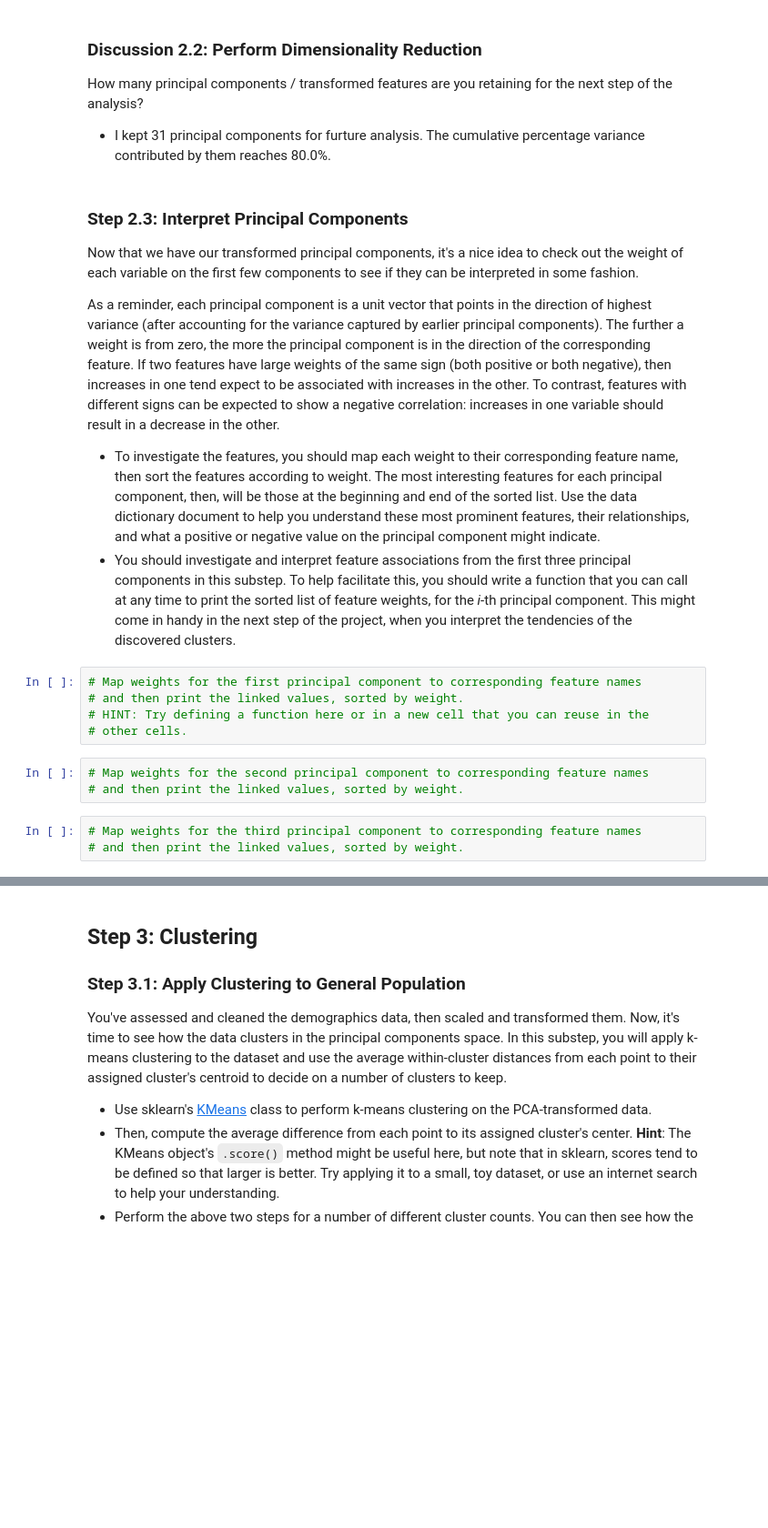
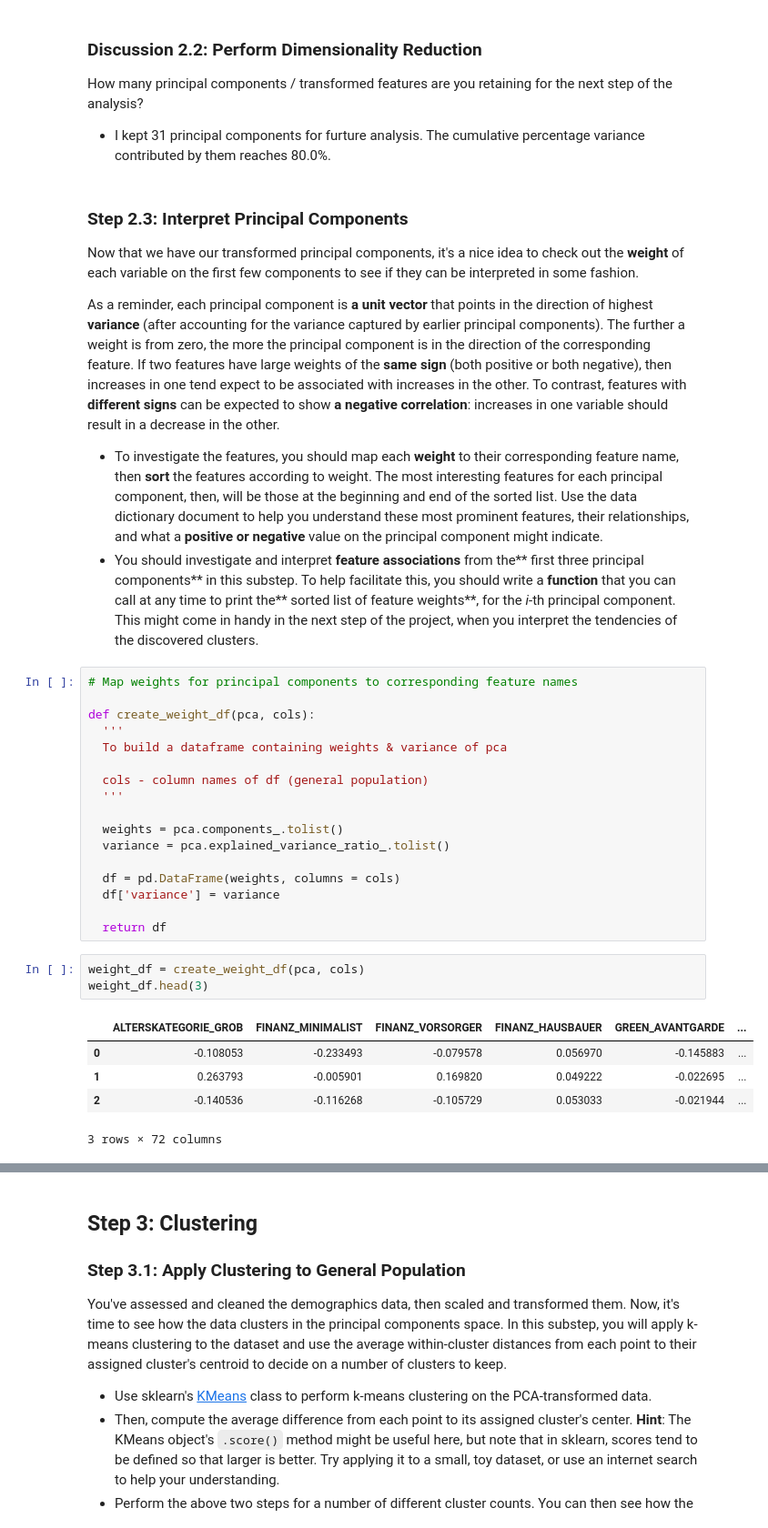
Before and after one commit to yanglinjing/dsnd_p3_identify_customer_segments, a Jupyter notebook: Identify_Customer_Segments.ipynb, the cells around one changed output, grey strips where cells are left out. Shown: that part at 91% size. Saved outputs shown, nothing was run; the diff lists cells and outputs as text; blank space fills up the shorter version.

```diff
--- a/Identify_Customer_Segments.ipynb
+++ b/Identify_Customer_Segments.ipynb
@@ -1211,20 +1210,35 @@ How many principal components / transformed features are you retaining for the n
 # %% [markdown]
 ### Step 2.3: Interpret Principal Components
 
-Now that we have our transformed principal components, it's a nice idea to check out the weight of each variable on the first few components to see if they can be interpreted in some fashion.
+Now that we have our transformed principal components, it's a nice idea to check out the **weight** of each variable on the first few components to see if they can be interpreted in some fashion.
 
-As a reminder, each principal component is a unit vector that points in the direction of highest variance (after accounting for the variance captured by earlier principal components). The further a weight is from zero, the more the principal component is in the direction of the corresponding feature. If two features have large weights of the same sign (both positive or both negative), then increases in one tend expect to be associated with increases in the other. To contrast, features with different signs can be expected to show a negative correlation: increases in one variable should result in a decrease in the other.
+As a reminder, each principal component is **a unit vector** that points in the direction of highest **variance** (after accounting for the variance captured by earlier principal components). The further a weight is from zero, the more the principal component is in the direction of the corresponding feature. If two features have large weights of the **same sign** (both positive or both negative), then increases in one tend expect to be associated with increases in the other. To contrast, features with **different signs** can be expected to show **a negative correlation**: increases in one variable should result in a decrease in the other.
 
-- To investigate the features, you should map each weight to their corresponding feature name, then sort the features according to weight. The most interesting features for each principal component, then, will be those at the beginning and end of the sorted list. Use the data dictionary document to help you understand these most prominent features, their relationships, and what a positive or negative value on the principal component might indicate.
-- You should investigate and interpret feature associations from the first three principal components in this substep. To help facilitate this, you should write a function that you can call at any time to print the sorted list of feature weights, for the *i*-th principal component. This might come in handy in the next step of the project, when you interpret the tendencies of the discovered clusters.
+- To investigate the features, you should map each **weight** to their corresponding feature name, then **sort** the features according to weight. The most interesting features for each principal component, then, will be those at the beginning and end of the sorted list. Use the data dictionary document to help you understand these most prominent features, their relationships, and what a **positive or negative** value on the principal component might indicate.
+- You should investigate and interpret **feature associations** from the** first three principal components** in this substep. To help facilitate this, you should write a **function** that you can call at any time to print the** sorted list of feature weights**, for the *i*-th principal component. This might come in handy in the next step of the project, when you interpret the tendencies of the discovered clusters.
-# %%
-# Map weights for the first principal component to corresponding feature names
-# and then print the linked values, sorted by weight.
-# HINT: Try defining a function here or in a new cell that you can reuse in the
-# other cells.
-# %%
-# Map weights for the second principal component to corresponding feature names
-# and then print the linked values, sorted by weight.
-# %%
-# Map weights for the third principal component to corresponding feature names
-# and then print the linked values, sorted by weight.
+# %%
+# Map weights for principal components to corresponding feature names
+
+def create_weight_df(pca, cols):
+  '''
+  To build a dataframe containing weights & variance of pca
+
+  cols - column names of df (general population)
+  '''
+
+  weights = pca.components_.tolist()
+  variance = pca.explained_variance_ratio_.tolist()
+
+  df = pd.DataFrame(weights, columns = cols)
+  df['variance'] = variance
+
+  return df
+# %%
+weight_df = create_weight_df(pca, cols)
+weight_df.head(3)
+# %% [output]
+|  | ALTERSKATEGORIE_GROB | FINANZ_MINIMALIST | FINANZ_VORSORGER | FINANZ_HAUSBAUER | GREEN_AVANTGARDE | ... |
+| 0 | -0.108053 | -0.233493 | -0.079578 | 0.056970 | -0.145883 | ... |
+| 1 | 0.263793 | -0.005901 | 0.169820 | 0.049222 | -0.022695 | ... |
+| 2 | -0.140536 | -0.116268 | -0.105729 | 0.053033 | -0.021944 | ... |
+3 rows × 72 columns
```
Also changed, not shown: parts of 19 cells of this notebook.
